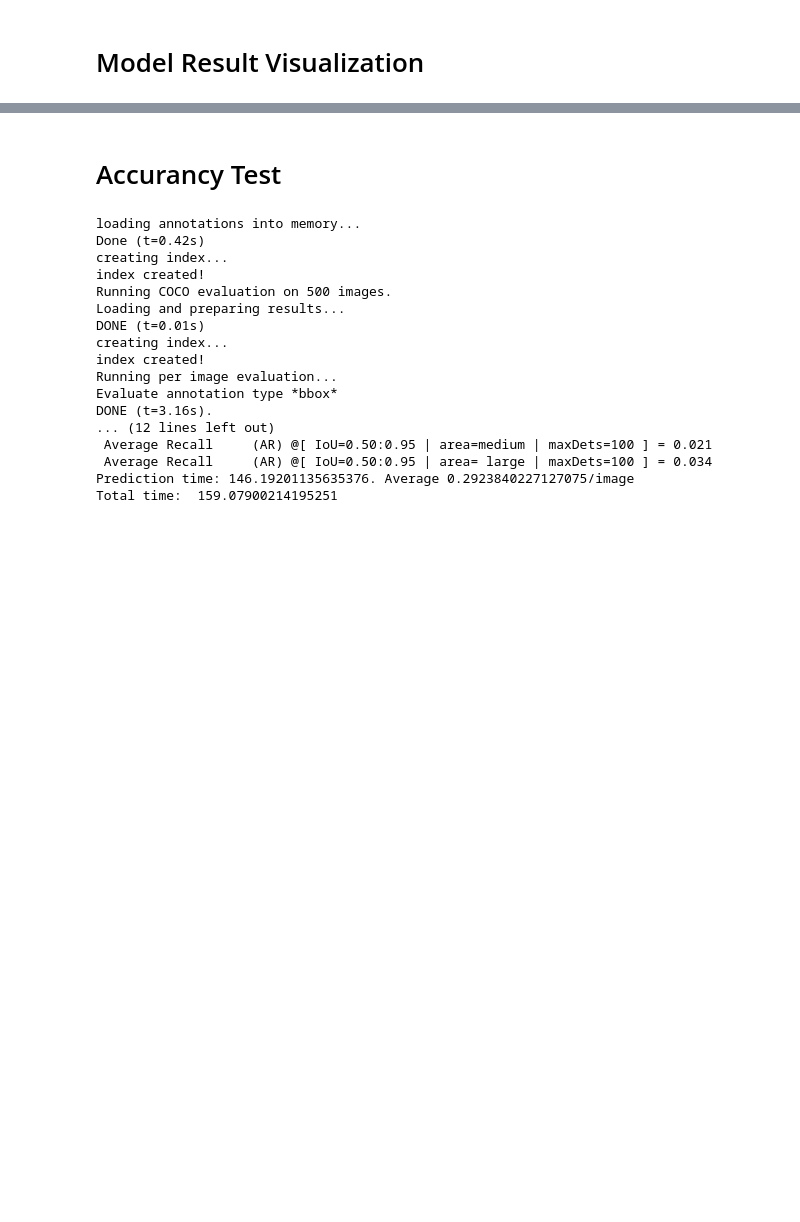
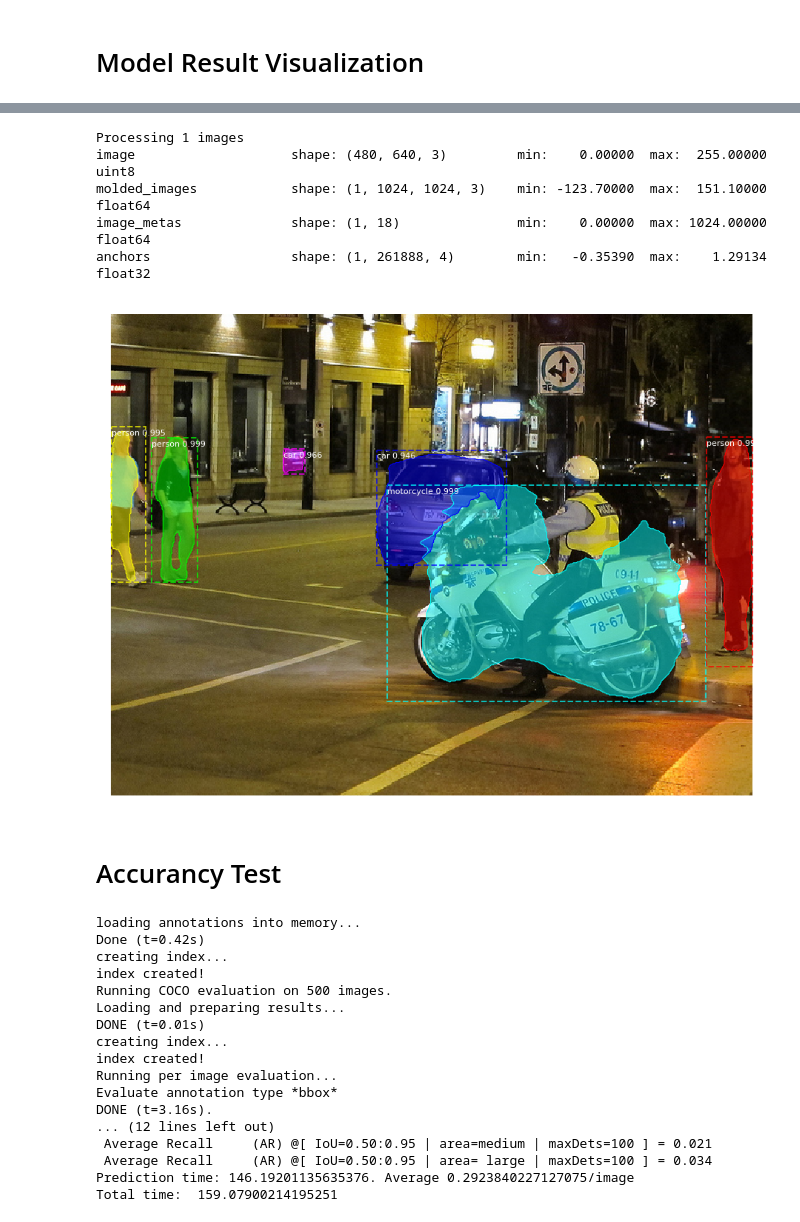
Before and after one commit to frank9903/Paper-Implementation-and-Deployment, a Jupyter notebook: Mask RCNN/My_Mask_RCNN.ipynb, the cells around one changed output, grey strips where cells are left out. Cells and saved outputs as stored; diff of their text form; code cells hidden in the pictures; blank space fills up the shorter version.

```diff
--- a/Mask RCNN/My_Mask_RCNN.ipynb
+++ b/Mask RCNN/My_Mask_RCNN.ipynb
@@ -805,3 +736,21 @@ anchors                  shape: (1, 261888, 4)        min:   -0.35390  max:    1
+# %%
+import skimage.io
+image = skimage.io.imread("/content/drive/My Drive/Paper-Implementation-and-Deployment/Mask RCNN/test_image/3.jpg")
+# %%
+# Run detection
+results = model_utils.detect(inference_model, [image], config, verbose=1, threshold=0.9)
+
+# Visualize results
+r = results[0]
+visualize.display_instances(image, r['rois'], r['masks'], r['class_ids'],
+                            class_names, r['scores'])
+# %% [output]
+Processing 1 images
+image                    shape: (480, 640, 3)         min:    0.00000  max:  255.00000  uint8
+molded_images            shape: (1, 1024, 1024, 3)    min: -123.70000  max:  151.10000  float64
+image_metas              shape: (1, 18)               min:    0.00000  max: 1024.00000  float64
+anchors                  shape: (1, 261888, 4)        min:   -0.35390  max:    1.29134  float32
+[figure, added]
 # %% [markdown]
 # Accurancy Test
 # %%
```
Also changed, not shown: parts of 25 cells of this notebook.
